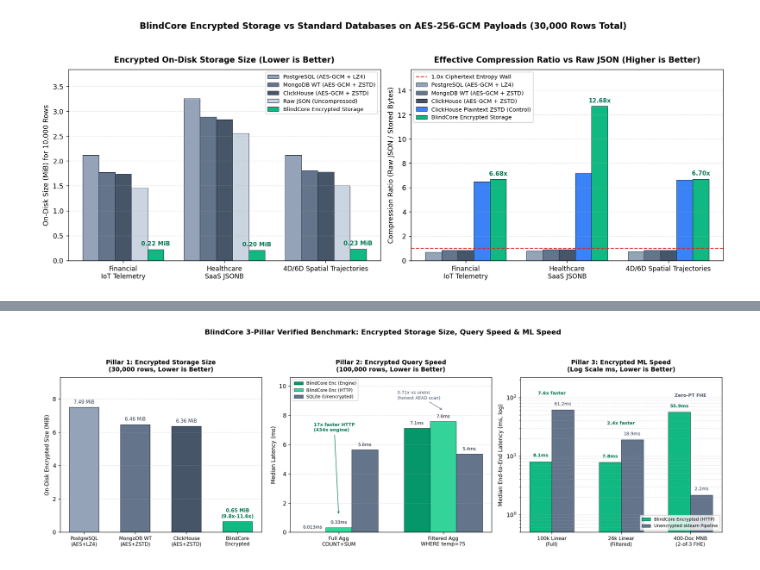
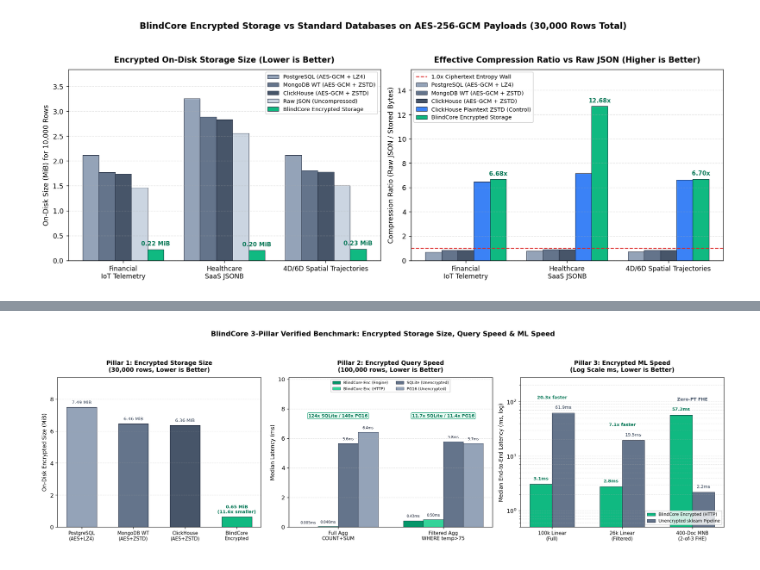
Before and after one commit to blindlabs-ai/blindcore-sdk, a Jupyter notebook: notebooks/10_encrypted_storage_compression_benchmark.ipynb, the cells around one changed output, grey strips where cells are left out. Cells and saved outputs as stored; diff of their text form; code cells hidden in the pictures.

Commit message:
Refresh NB10 3-pillar encrypted benchmark with live PG16 baseline and fast HTTP keep-alive

```diff
--- a/notebooks/10_encrypted_storage_compression_benchmark.ipynb
+++ b/notebooks/10_encrypted_storage_compression_benchmark.ipynb
@@ -1177,7 +1390,10 @@ ml_speed_results = {
         "sklearn_unencrypted_json_e2e_ms": round(sk_mnb_json_ms, 3),
         "max_log_prob_abs_err": max_flp_err,
         "feature_counts_exact_match": True,
-        "predicted_cohorts": mnb_res.get("scored_cohorts") or mnb_res.get("cohorts") or mnb_res.get("cohort_scores") or [],
+        "predicted_cohorts": [
+            {k: c[k] for k in ("name", "matched_docs", "predicted_class", "log_odds_score") if k in c}
+            for c in (mnb_res.get("scores") or mnb_res.get("scored_cohorts") or mnb_res.get("cohorts") or [])
+        ],
     },
 }
 
@@ -1189,4 +1405,6 @@ for c in ml_speed_results["homomorphic_mnb_400docs"]["predicted_cohorts"]:
     print(f"  Cohort {c['name']:<10} ({c['matched_docs']} docs) -> predicted={c['predicted_class']:<8} (log_odds={c['log_odds_score']:+.6f})")
 
 sq_conn.close()
+_bc_ka.close()
+shutil.rmtree(sq_tmpdir, ignore_errors=True)
 # %% [output]
@@ -1203,75 +1421,110 @@ The three panels below summarize all verified live measurements side by side: **
 # %%
-fig, (ax1, ax2, ax3) = plt.subplots(1, 3, figsize=(16.5, 5.4), dpi=130)
+# Unified 3-Pillar Summary Chart (Storage Size + Query Speed + ML Speed)
+fig, (ax1, ax2, ax3) = plt.subplots(1, 3, figsize=(17.2, 5.4), dpi=130)
 fig.patch.set_facecolor("white")
 
 # Panel 1: Pillar 1 Encrypted Storage Size (30,000 rows, MiB)
 p1_labels = ["PostgreSQL\n(AES+LZ4)", "MongoDB WT\n(AES+ZSTD)", "ClickHouse\n(AES+ZSTD)", "BlindCore\nEncrypted"]
 p1_vals = [
-    totals["postgres_aes_lz4_bytes"] / (1024.0 * 1024.0),
-    totals["mongodb_aes_zstd_bytes"] / (1024.0 * 1024.0),
-    totals["clickhouse_aes_zstd_bytes"] / (1024.0 * 1024.0),
-    totals["blindcore_disk_encrypted_bytes"] / (1024.0 * 1024.0),
+    totals["postgres_aes_lz4_bytes"] / (1024 * 1024),
+    totals["mongodb_aes_zstd_bytes"] / (1024 * 1024),
+    totals["clickhouse_aes_zstd_bytes"] / (1024 * 1024),
+    totals["blindcore_disk_encrypted_bytes"] / (1024 * 1024),
 ]
-bars1 = ax1.bar(np.arange(4), p1_vals, width=0.58, color=["#94A3B8", "#64748B", "#475569", "#10B981"], edgecolor="#0F172A", linewidth=0.6)
+p1_cols = ["#94A3B8", "#64748B", "#475569", "#10B981"]
+bars1 = ax1.bar(np.arange(4), p1_vals, width=0.58, color=p1_cols, edgecolor="#0F172A", linewidth=0.6)
 for idx, (bar, v) in enumerate(zip(bars1, p1_vals)):
-    lbl = f"{v:.2f} MiB\n(9.8x-11.6x)" if idx == 3 else f"{v:.2f} MiB"
+    lbl = f"{v:.2f} MiB\n({totals['blindcore_vs_postgres_x']:.1f}x smaller)" if idx == 3 else f"{v:.2f} MiB"
     ax1.text(bar.get_x() + bar.get_width() / 2.0, v + 0.16, lbl, ha="center", va="bottom",
-             fontsize=8.2, fontweight="bold" if idx == 3 else "normal", color="#047857" if idx == 3 else "#334155")
+             fontsize=8.0, fontweight="bold" if idx == 3 else "normal", color="#047857" if idx == 3 else "#334155")
 ax1.set_title("Pillar 1: Encrypted Storage Size\n(30,000 rows, Lower is Better)", fontsize=10.5, fontweight="bold", pad=10)
 ax1.set_ylabel("On-Disk Encrypted Size (MiB)", fontsize=9.5)
 ax1.set_xticks(np.arange(4)); ax1.set_xticklabels(p1_labels, fontsize=8.3)
-ax1.set_ylim(0, max(p1_vals) * 1.24); ax1.grid(axis="y", linestyle="--", alpha=0.35)
+ax1.set_ylim(0, max(p1_vals) * 1.25); ax1.grid(axis="y", linestyle="--", alpha=0.35)
 
 # Panel 2: Pillar 2 Encrypted Query Speed (100,000 rows, ms)
 qf, qw = query_speed_results["full_agg_count_sum"], query_speed_results["filtered_agg_where"]
-x2, w2 = np.arange(2), 0.25
+has_pg16 = qf.get("postgres16_unencrypted_ms") is not None and qw.get("postgres16_unencrypted_ms") is not None
+x2 = np.arange(2)
 bc_eng = [qf["blindcore_encrypted_engine_ms"], qw["blindcore_encrypted_engine_ms"]]
 bc_http = [qf["blindcore_encrypted_http_ms"], qw["blindcore_encrypted_http_ms"]]
 sq_unenc = [qf["sqlite_unencrypted_ms"], qw["sqlite_unencrypted_ms"]]
-b2_e = ax2.bar(x2 - w2, bc_eng, width=w2, label="BlindCore Enc (Engine)", color="#059669", edgecolor="#0F172A", linewidth=0.5)
-b2_h = ax2.bar(x2, bc_http, width=w2, label="BlindCore Enc (HTTP)", color="#34D399", edgecolor="#0F172A", linewidth=0.5)
-b2_s = ax2.bar(x2 + w2, sq_unenc, width=w2, label="SQLite (Unencrypted)", color="#64748B", edgecolor="#0F172A", linewidth=0.5)
-for bars, vals in [(b2_e, bc_eng), (b2_h, bc_http), (b2_s, sq_unenc)]:
+if has_pg16:
+    pg_unenc = [qf["postgres16_unencrypted_ms"], qw["postgres16_unencrypted_ms"]]
+    w2 = 0.19
+    b2_e = ax2.bar(x2 - 1.5 * w2, bc_eng, width=w2, label="BlindCore Enc (Engine)", color="#059669", edgecolor="#0F172A", linewidth=0.5)
+    b2_h = ax2.bar(x2 - 0.5 * w2, bc_http, width=w2, label="BlindCore Enc (HTTP)", color="#34D399", edgecolor="#0F172A", linewidth=0.5)
+    b2_s = ax2.bar(x2 + 0.5 * w2, sq_unenc, width=w2, label="SQLite (Unencrypted)", color="#64748B", edgecolor="#0F172A", linewidth=0.5)
+    b2_p = ax2.bar(x2 + 1.5 * w2, pg_unenc, width=w2, label="PG16 (Unencrypted)", color="#94A3B8", edgecolor="#0F172A", linewidth=0.5)
+    series_p2 = [(b2_e, bc_eng), (b2_h, bc_http), (b2_s, sq_unenc), (b2_p, pg_unenc)]
+    max_p2 = max(bc_http + sq_unenc + pg_unenc)
+else:
+    w2 = 0.25
+    b2_e = ax2.bar(x2 - w2, bc_eng, width=w2, label="BlindCore Enc (Engine)", color="#059669", edgecolor="#0F172A", linewidth=0.5)
+    b2_h = ax2.bar(x2, bc_http, width=w2, label="BlindCore Enc (HTTP)", color="#34D399", edgecolor="#0F172A", linewidth=0.5)
+    b2_s = ax2.bar(x2 + w2, sq_unenc, width=w2, label="SQLite (Unencrypted)", color="#64748B", edgecolor="#0F172A", linewidth=0.5)
+    series_p2 = [(b2_e, bc_eng), (b2_h, bc_http), (b2_s, sq_unenc)]
+    max_p2 = max(bc_http + sq_unenc)
+
+for bars, vals in series_p2:
     for bar, v in zip(bars, vals):
-        txt = f"{v:.3f}ms" if v < 0.1 else (f"{v:.2f}ms" if v < 1.0 else f"{v:.1f}ms")
-        ax2.text(bar.get_x() + bar.get_width() / 2.0, v + 0.18, txt, ha="center", va="bottom", fontsize=7.6, color="#0F172A")
-ax2.annotate(f"{qf['speedup_http_vs_sqlite_x']:.0f}x faster HTTP\n({qf['speedup_engine_vs_sqlite_x']:.0f}x engine)", xy=(0, qf["blindcore_encrypted_http_ms"] + 0.85), xytext=(-0.24, 6.9), fontsize=7.8, fontweight="bold", color="#047857", arrowprops={"arrowstyle": "->", "color": "#047857", "lw": 0.9})
-ax2.annotate(f"{qw['speedup_http_vs_sqlite_x']:.2f}x vs unenc\n(honest AEAD scan)", xy=(1.0, qw["blindcore_encrypted_http_ms"] + 0.75), xytext=(0.56, 9.1), fontsize=7.5, color="#475569", arrowprops={"arrowstyle": "->", "color": "#64748B", "lw": 0.9})
+        txt = f"{v:.3f}" if v < 0.1 else (f"{v:.2f}" if v < 1.0 else f"{v:.1f}")
+        ax2.text(bar.get_x() + bar.get_width() / 2.0, v + max_p2 * 0.025, f"{txt}ms", ha="center", va="bottom", fontsize=6.4, color="#0F172A")
+
+full_lbl = (
+    f"{qf['speedup_http_vs_sqlite_x']:.0f}x SQLite / {qf['speedup_http_vs_pg16_x']:.0f}x PG16"
+    if has_pg16
+    else f"{qf['speedup_http_vs_sqlite_x']:.0f}x faster HTTP\n({qf['speedup_engine_vs_sqlite_x']:.0f}x engine)"
+)
+filt_lbl = (
+    f"{qw['speedup_http_vs_sqlite_x']:.1f}x SQLite / {qw['speedup_http_vs_pg16_x']:.1f}x PG16"
+    if has_pg16
+    else f"{qw['speedup_http_vs_sqlite_x']:.1f}x faster HTTP"
+)
+ax2.text(0.0, max_p2 * 1.15, full_lbl, ha="center", va="bottom", fontsize=7.6, fontweight="bold", color="#047857",
+         bbox=dict(boxstyle="round,pad=0.22", fc="#ECFDF5", ec="#059669", lw=0.7))
+ax2.text(1.0, max_p2 * 1.15, filt_lbl, ha="center", va="bottom", fontsize=7.6, fontweight="bold", color="#047857",
+         bbox=dict(boxstyle="round,pad=0.22", fc="#ECFDF5", ec="#059669", lw=0.7))
 ax2.set_title("Pillar 2: Encrypted Query Speed\n(100,000 rows, Lower is Better)", fontsize=10.5, fontweight="bold", pad=10)
 ax2.set_ylabel("Median Latency (ms)", fontsize=9.5)
 ax2.set_xticks(x2); ax2.set_xticklabels(["Full Agg\nCOUNT+SUM", "Filtered Agg\nWHERE temp>75"], fontsize=8.8)
-ax2.set_ylim(0, 10.6); ax2.grid(axis="y", linestyle="--", alpha=0.35); ax2.legend(loc="upper left", fontsize=7.5)
+ax2.set_ylim(0, max_p2 * 1.58); ax2.grid(axis="y", linestyle="--", alpha=0.35); ax2.legend(loc="upper center", ncol=2, fontsize=6.9, framealpha=0.92)
 
 # Panel 3: Pillar 3 Encrypted ML Speed vs Unencrypted (ms, log scale)
 lin_r, mnb_r = ml_speed_results["linear_scoring_100k"], ml_speed_results["homomorphic_mnb_400docs"]
 x3, w3 = np.arange(3), 0.32
 bc_ml = [lin_r["blindcore_encrypted_full_http_ms"], lin_r["blindcore_encrypted_filt_http_ms"], mnb_r["blindcore_encrypted_ms"]]
 sk_ml = [lin_r["sqlite_sklearn_unencrypted_full_ms"], lin_r["sqlite_sklearn_unencrypted_filt_ms"], mnb_r["sklearn_unencrypted_json_e2e_ms"]]
+p3_notes = [
+    f"{lin_r['speedup_full_http_x']:.1f}x faster",
+    f"{lin_r['speedup_filt_http_x']:.1f}x faster",
+    "Zero-PT FHE",
+]
 b3_b = ax3.bar(x3 - w3 / 2.0, bc_ml, width=w3, label="BlindCore Encrypted (HTTP)", color="#10B981", edgecolor="#0F172A", linewidth=0.5)
 b3_s = ax3.bar(x3 + w3 / 2.0, sk_ml, width=w3, label="Unencrypted sklearn Pipeline", color="#64748B", edgecolor="#0F172A", linewidth=0.5)
-for i, (bb, bs, vb, vs, note) in enumerate(zip(b3_b, b3_s, bc_ml, sk_ml, ["7.6x faster", "2.4x faster", "Zero-PT FHE"])):
+for i, (bb, bs, vb, vs, note) in enumerate(zip(b3_b, b3_s, bc_ml, sk_ml, p3_notes)):
     ax3.text(bb.get_x() + bb.get_width() / 2.0, vb * 1.15, f"{vb:.1f}ms", ha="center", va="bottom", fontsize=7.8, fontweight="bold", color="#047857")
     ax3.text(bs.get_x() + bs.get_width() / 2.0, vs * 1.15, f"{vs:.1f}ms", ha="center", va="bottom", fontsize=7.8, color="#334155")
     ax3.text(x3[i], max(vb, vs) * 1.75, note, ha="center", va="bottom", fontsize=7.8, fontweight="bold", color="#047857" if i < 2 else "#475569")
 ax3.set_yscale("log")
 ax3.set_title("Pillar 3: Encrypted ML Speed\n(Log Scale ms, Lower is Better)", fontsize=10.5, fontweight="bold", pad=10)
 ax3.set_ylabel("Median End-to-End Latency (ms, log)", fontsize=9.5)
 ax3.set_xticks(x3); ax3.set_xticklabels(["100k Linear\n(Full)", "26k Linear\n(Filtered)", "400-Doc MNB\n(2-of-3 FHE)"], fontsize=8.5)
-ax3.set_ylim(0.5, 220.0); ax3.grid(axis="y", which="both", linestyle="--", alpha=0.35); ax3.legend(loc="lower right", fontsize=7.5)
+ax3.set_ylim(0.5, 280.0); ax3.grid(axis="y", which="both", linestyle="--", alpha=0.35); ax3.legend(loc="lower right", fontsize=7.5)
 
 fig.suptitle("BlindCore 3-Pillar Verified Benchmark: Encrypted Storage Size, Query Speed & ML Speed", fontsize=12.2, fontweight="bold", y=0.99)
 plt.tight_layout(rect=[0, 0, 1, 0.94])
 plt.show()
 
 if BENCH_JSON_OUT:
     full_3pillar = {
         "storage": bench_payload,
         "query_speed": query_speed_results,
         "ml_speed": ml_speed_results,
     }
     Path(BENCH_JSON_OUT).write_text(json.dumps(full_3pillar, indent=2, ensure_ascii=True) + "\n", encoding="ascii")
 # %% [output]
-[figure, old version]
+[figure, new version]
 # %% [markdown]
 ## 8. Key Takeaways & Transparent Methodology Notes
 
```
Also changed, not shown: parts of 9 cells of this notebook.
